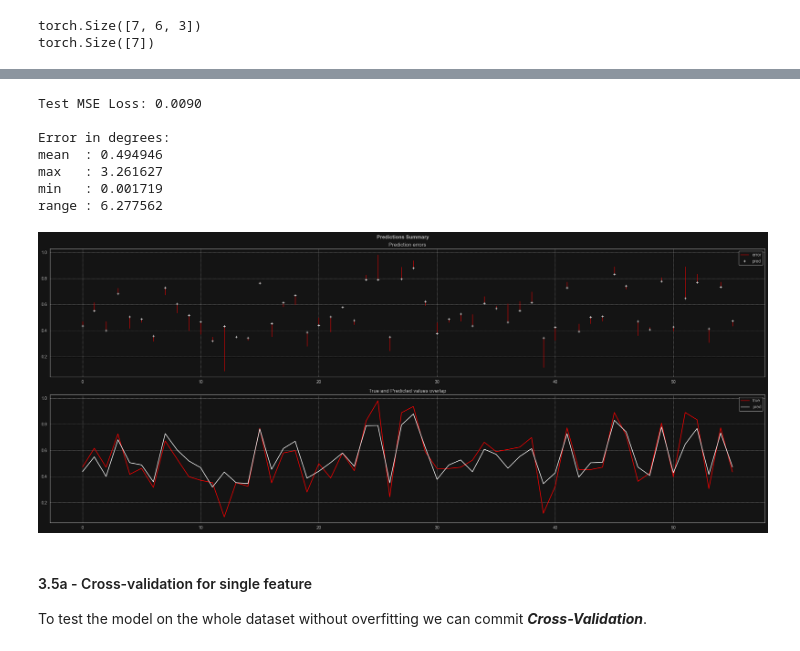
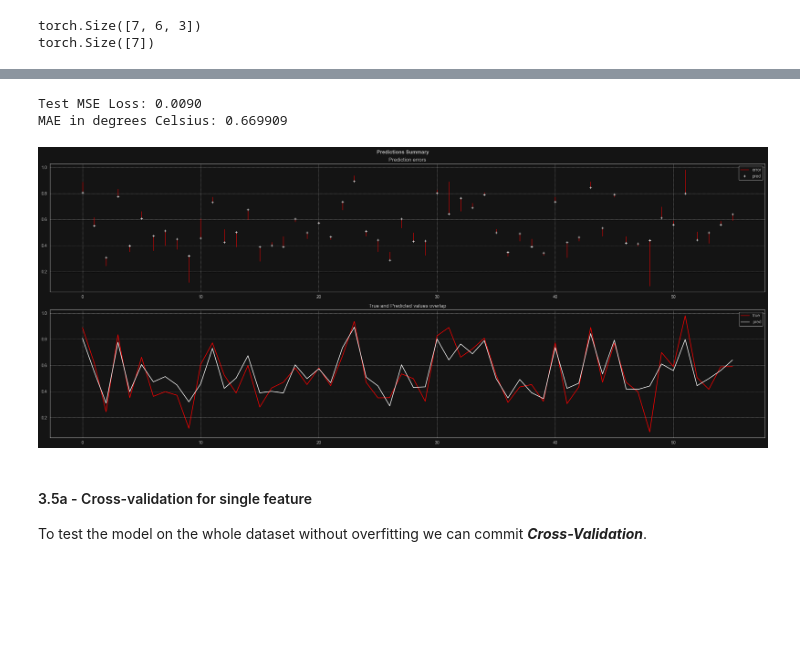
Before and after one commit to gracjan-p/weather-rnn, a Jupyter notebook: notebooks/model.ipynb, the cells around one changed output, grey strips where cells are left out. Drawn from its saved outputs; the diff is of its cells as text; code cells hidden in the pictures; blank space fills up the shorter version.

```diff
--- a/notebooks/model.ipynb
+++ b/notebooks/model.ipynb
@@ -365,3 +346,18 @@ def to_degrees(feature):
+# %%
+from sklearn.metrics import mean_absolute_error
+
+# rescaling back to temperature format.
+def return_degrees(y_true, y_pred):
+    # because our scaler remembers what did it scale before, we need to create data with same dimensions
+    y_true_deg = np.zeros((len(y_true), 3))
+    y_true_deg[:, 2] = y_true
+    y_true_deg = scaler.inverse_transform(y_true_deg)[:, 2]
+
+    y_pred_deg = np.zeros((len(y_pred), 3))
+    y_pred_deg[:, 2] = y_pred
+    y_pred_deg = scaler.inverse_transform(y_pred_deg)[:, 2]
+
+    return mean_absolute_error(y_true_deg, y_pred_deg)
 # %%
 def test_model(model, device, test_loader, extra_features=False):
     total_loss = 0
@@ -474,49 +454,33 @@ Epoch 50 / 50 finished | 0.0076
 # %%
 y_true_2, y_pred_2, mse_2 = test_model(weather_rnn_2, device=device, test_loader=test_loader_2, extra_features=True)
 
 fig, axes = plt.subplots(nrows=2, ncols=1, figsize=(24, 10))
 axes = axes.flatten()
 
 temp_avg_true_2 = np.array(y_true_2).flatten()
 temp_avg_pred_2 = np.array(y_pred_2).flatten()
 
 x = range(len(temp_avg_true_2))
 axes[0].vlines(x=x, ymin=temp_avg_pred_2, ymax=temp_avg_true_2, color='red', linewidth=1, label='error')
 axes[0].plot(x, y_pred_2, marker='+', linestyle='None', color='white', label='pred')
 
 sb.lineplot(x=range(len(temp_avg_true_2)), y=temp_avg_true_2, color='red', ax=axes[1], label='true')
 sb.lineplot(x=range(len(temp_avg_pred_2)), y=temp_avg_pred_2, color='white', ax=axes[1], label='pred')
 
 axes[0].set_title('Prediction errors')
 axes[0].legend()
 
 axes[1].set_title('True and Predicted values overlap')
 
 plt.suptitle('Predictions Summary', fontweight='bold')
 plt.tight_layout()
 
-true_deg_2 = to_degrees(temp_avg_true_2)
-pred_deg_2 = to_degrees(temp_avg_pred_2)
-
-error_2 = abs(true_deg_2 - pred_deg_2)
-
-print(
-    "\nError in degrees:\n"
-    f"{"mean":<6}: {error_2.mean():4f}",
-    f"{"max":<6}: {error_2.max():4f}",
-    f"{"min":<6}: {error_2.min():4f}",
-    f"{"range":<6}: {(true_deg_2.max() - true_deg_2.min()):4f}",
-    sep='\n'
-)
+degrees_error_2 = return_degrees(temp_avg_true_2, temp_avg_pred_2)
+print(f'MAE in degrees Celsius: {degrees_error_2:4f}')
 # %% [output]
 Test MSE Loss: 0.0090
-
-Error in degrees:
-mean  : 0.494946
-max   : 3.261627
-min   : 0.001719
-range : 6.277562
+MAE in degrees Celsius: 0.669909
-[figure, old version]
+[figure, new version]
 # %% [markdown]
 #### 3.5a - Cross-validation for single feature
 To test the model on the whole dataset without overfitting we can commit _**Cross-Validation**_.
```
Also changed, not shown: parts of 12 cells of this notebook.
